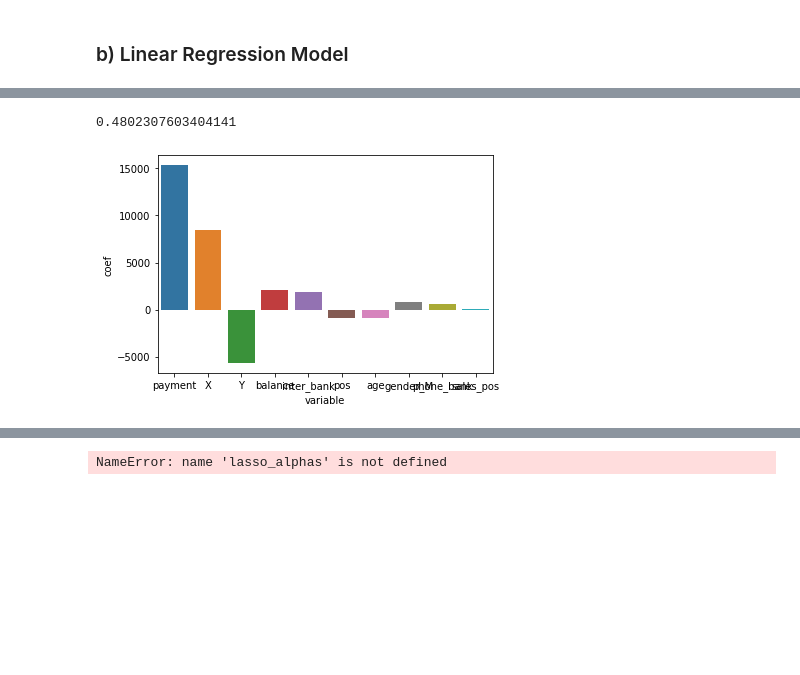
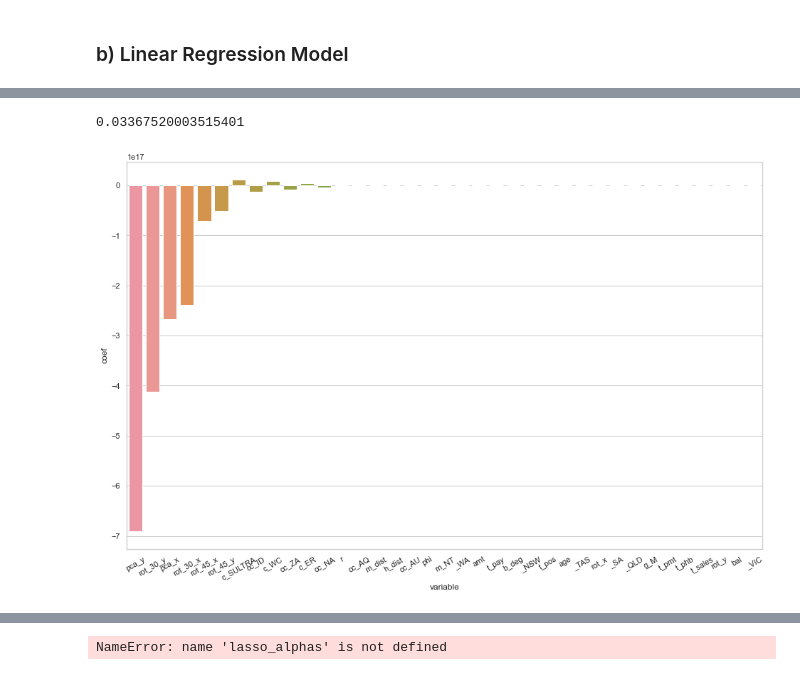
Before and after one commit to isaackarwailow/ANZ, a Jupyter notebook: Task 2. Predictive Analytics.ipynb, the cells around one changed output, grey strips where cells are left out. Drawn from its saved outputs; the diff is of its cells as text; code cells hidden in the pictures; blank space fills up the shorter version.

```diff
--- a/Task 2. Predictive Analytics.ipynb
+++ b/Task 2. Predictive Analytics.ipynb
@@ -409,4 +414,10 @@ df.describe()
 | 75% | 38.000000 | 8869.689363 | 256.139616 | 1.000000 | 0.118453 | 0.347302 | 0.000000 | 0.359231 | 0.369232 | 0.000000 | ... | ... |
 | max | 78.000000 | 173721.982687 | 685.794194 | 1.000000 | 0.352941 | 0.773810 | 0.285714 | 0.508251 | 0.534483 | 0.674847 | ... | ... |
 8 rows × 38 columns
+# %%
+X = df[list(set(df.columns) - set(df[['a_sal']]))]
+scaler = StandardScaler()
+X_scaled = scaler.fit_transform(X)
+X = pd.DataFrame(X_scaled, columns=X.columns)
+y = df.a_sal
 # %%
@@ -466,4 +441,0 @@ features = list(set(df_merged.columns) - set(df_merged[['annualized_sal']]))
-# %%
-X = df_merged[features]
-y = df_merged['annualized_sal']
-X.head()
@@ -504,5 +444,8 @@ from sklearn.metrics import mean_squared_error
+# %%
+reg = LinearRegression()
 # %%
 # split data again
 X_train, X_test, y_train, y_test = train_test_split(X, y, test_size = 0.3, random_state=42)
 # %%
-reg = LinearRegression().fit(X_train, y_train)
+%%time
+reg.fit(X_train, y_train)
@@ -509,7 +455,7 @@ reg = LinearRegression().fit(X_train, y_train)
 # %%
-reg.score(X_train, y_train)
+reg.score(X_test, y_test)
 # %% [output]
-0.4802307603404141
+0.03367520003515401
 # %%
 def view_coeff(X, model):
     model_coefs = pd.DataFrame({'variable': X.columns,
@@ -519,6 +465,8 @@ def view_coeff(X, model):
     sns.barplot(x="variable", y="coef", data=model_coefs, )
 # %%
 # Plot Coefficients
+fig, ax = plt.subplots(figsize=(16,10))
 view_coeff(X, reg)
+_ = ax.set_xticklabels(ax.get_xticklabels(), rotation=30)
 # %% [output]
-[figure, old version]
+[figure, new version]
```
Also changed, not shown: parts of 22 cells of this notebook, 1 other file.
